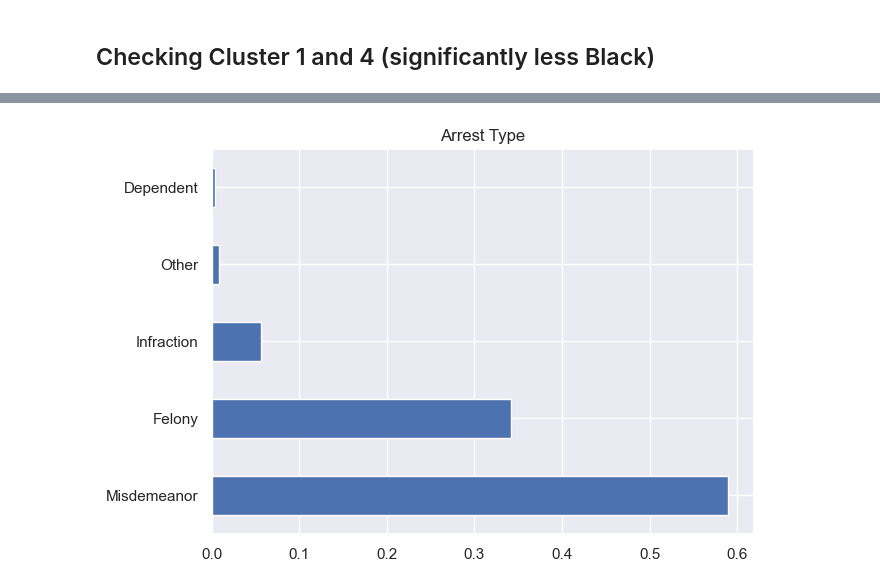
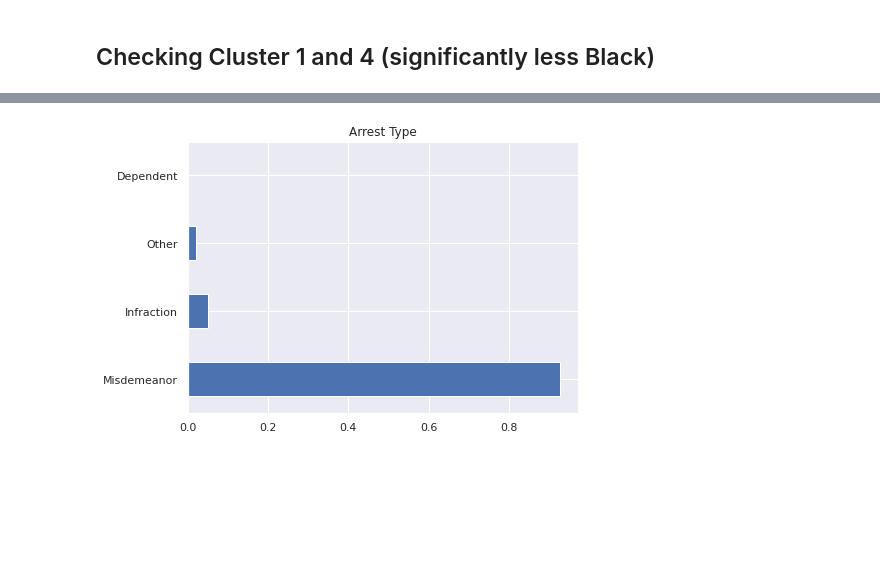
Before and after one commit to zaxiang/Implicit_Bias_Detection, a Jupyter notebook: analyze_clusters_w_Sex.ipynb, the cells around one changed output, grey strips where cells are left out. Saved outputs shown, nothing was run; the diff lists cells and outputs as text; code cells hidden in the pictures; blank space fills up the shorter version.

```diff
--- a/analyze_clusters_w_Sex.ipynb
+++ b/analyze_clusters_w_Sex.ipynb
@@ -453,5 +490,5 @@ plot_arrest_type(cluster1)
 # %%
-plot_arrest_type(cluster4)
+plot_arrest_type(cluster1)
 # %% [output]
-[figure, old version]
+[figure, new version]
 # %%
```
Also changed, not shown: parts of 35 cells of this notebook, 5 other files.
